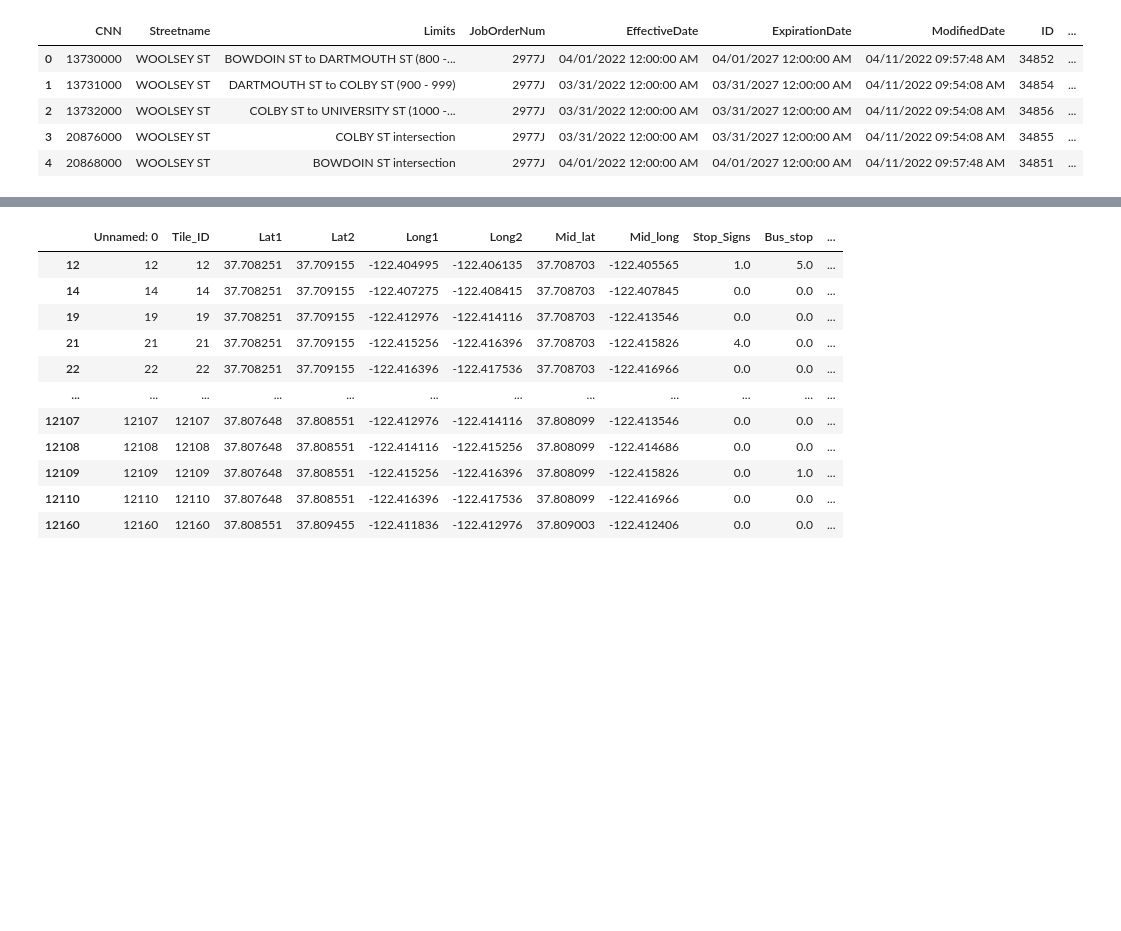
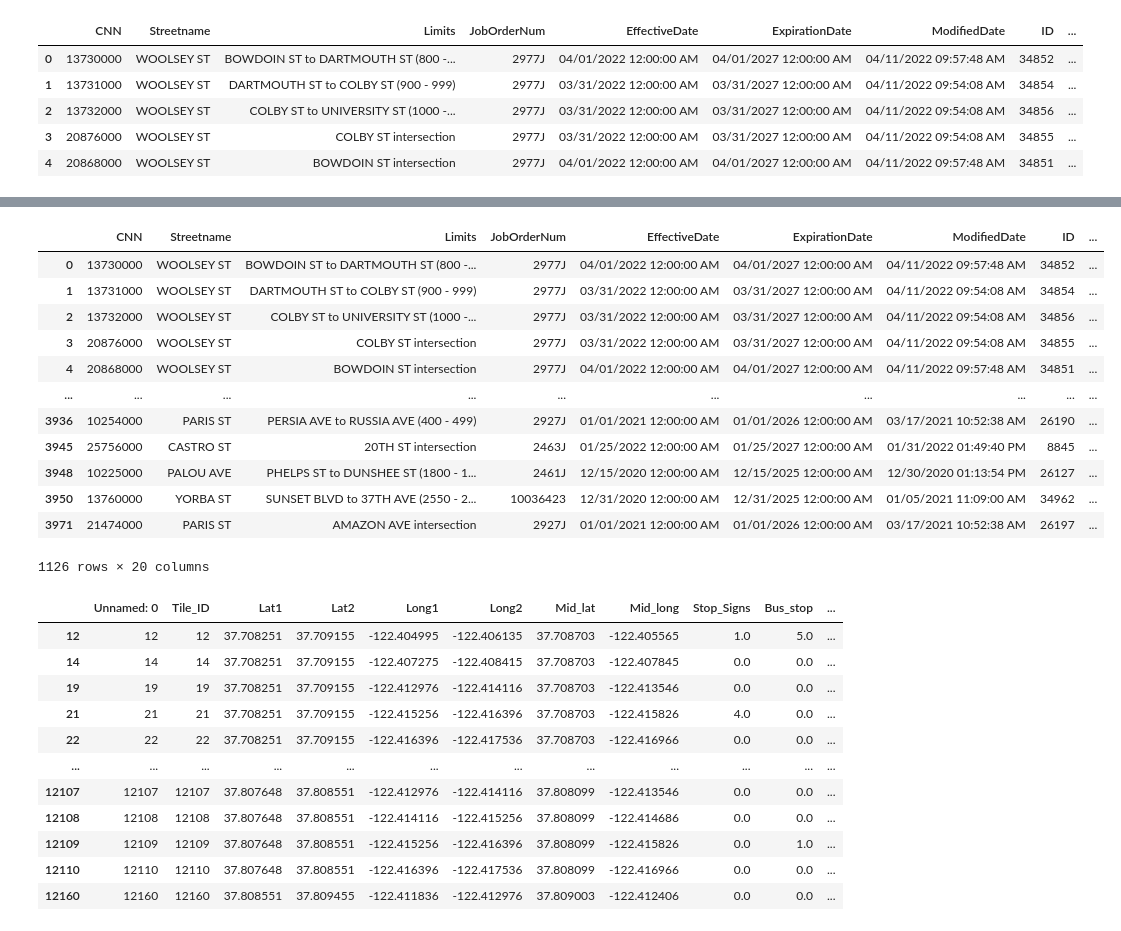
Before and after one commit to arisanguyen/210_Capstone_Aditya_Arisa_Noriel, a Jupyter notebook: Noriel_Expanded_Tiles_With_Street_Characteristics.ipynb, the cells around one changed output, grey strips where cells are left out. Saved outputs shown, nothing was run; the diff lists cells and outputs as text; code cells hidden in the pictures; blank space fills up the shorter version.

```diff
--- a/Noriel_Expanded_Tiles_With_Street_Characteristics.ipynb
+++ b/Noriel_Expanded_Tiles_With_Street_Characteristics.ipynb
@@ -228,3 +264,20 @@ for i in range(len(tiles)):
+# %%
+#pavement data between date groups B: 10/1/2020 - 9/30/2022
+paving[paving['Paving_date_group']=='F']
+# %% [output]
+|  | CNN | Streetname | Limits | JobOrderNum | EffectiveDate | ExpirationDate | ModifiedDate | ID | ... |
+| 0 | 13730000 | WOOLSEY ST | BOWDOIN ST to DARTMOUTH ST (800 -... | 2977J | 04/01/2022 12:00:00 AM | 04/01/2027 12:00:00 AM | 04/11/2022 09:57:48 AM | 34852 | ... |
+| 1 | 13731000 | WOOLSEY ST | DARTMOUTH ST to COLBY ST (900 - 999) | 2977J | 03/31/2022 12:00:00 AM | 03/31/2027 12:00:00 AM | 04/11/2022 09:54:08 AM | 34854 | ... |
+| 2 | 13732000 | WOOLSEY ST | COLBY ST to UNIVERSITY ST (1000 -... | 2977J | 03/31/2022 12:00:00 AM | 03/31/2027 12:00:00 AM | 04/11/2022 09:54:08 AM | 34856 | ... |
+| 3 | 20876000 | WOOLSEY ST | COLBY ST intersection | 2977J | 03/31/2022 12:00:00 AM | 03/31/2027 12:00:00 AM | 04/11/2022 09:54:08 AM | 34855 | ... |
+| 4 | 20868000 | WOOLSEY ST | BOWDOIN ST intersection | 2977J | 04/01/2022 12:00:00 AM | 04/01/2027 12:00:00 AM | 04/11/2022 09:57:48 AM | 34851 | ... |
+| ... | ... | ... | ... | ... | ... | ... | ... | ... | ... |
+| 3936 | 10254000 | PARIS ST | PERSIA AVE to RUSSIA AVE (400 - 499) | 2927J | 01/01/2021 12:00:00 AM | 01/01/2026 12:00:00 AM | 03/17/2021 10:52:38 AM | 26190 | ... |
+| 3945 | 25756000 | CASTRO ST | 20TH ST intersection | 2463J | 01/25/2022 12:00:00 AM | 01/25/2027 12:00:00 AM | 01/31/2022 01:49:40 PM | 8845 | ... |
+| 3948 | 10225000 | PALOU AVE | PHELPS ST to DUNSHEE ST (1800 - 1... | 2461J | 12/15/2020 12:00:00 AM | 12/15/2025 12:00:00 AM | 12/30/2020 01:13:54 PM | 26127 | ... |
+| 3950 | 13760000 | YORBA ST | SUNSET BLVD to 37TH AVE (2550 - 2... | 10036423 | 12/31/2020 12:00:00 AM | 12/31/2025 12:00:00 AM | 01/05/2021 11:09:00 AM | 34962 | ... |
+| 3971 | 21474000 | PARIS ST | AMAZON AVE intersection | 2927J | 01/01/2021 12:00:00 AM | 01/01/2026 12:00:00 AM | 03/17/2021 10:52:38 AM | 26197 | ... |
+1126 rows × 20 columns
 # %%
 tiles['Paving'] = pave
 # %%
```
Also changed, not shown: parts of 4 cells of this notebook, 13 other files.
